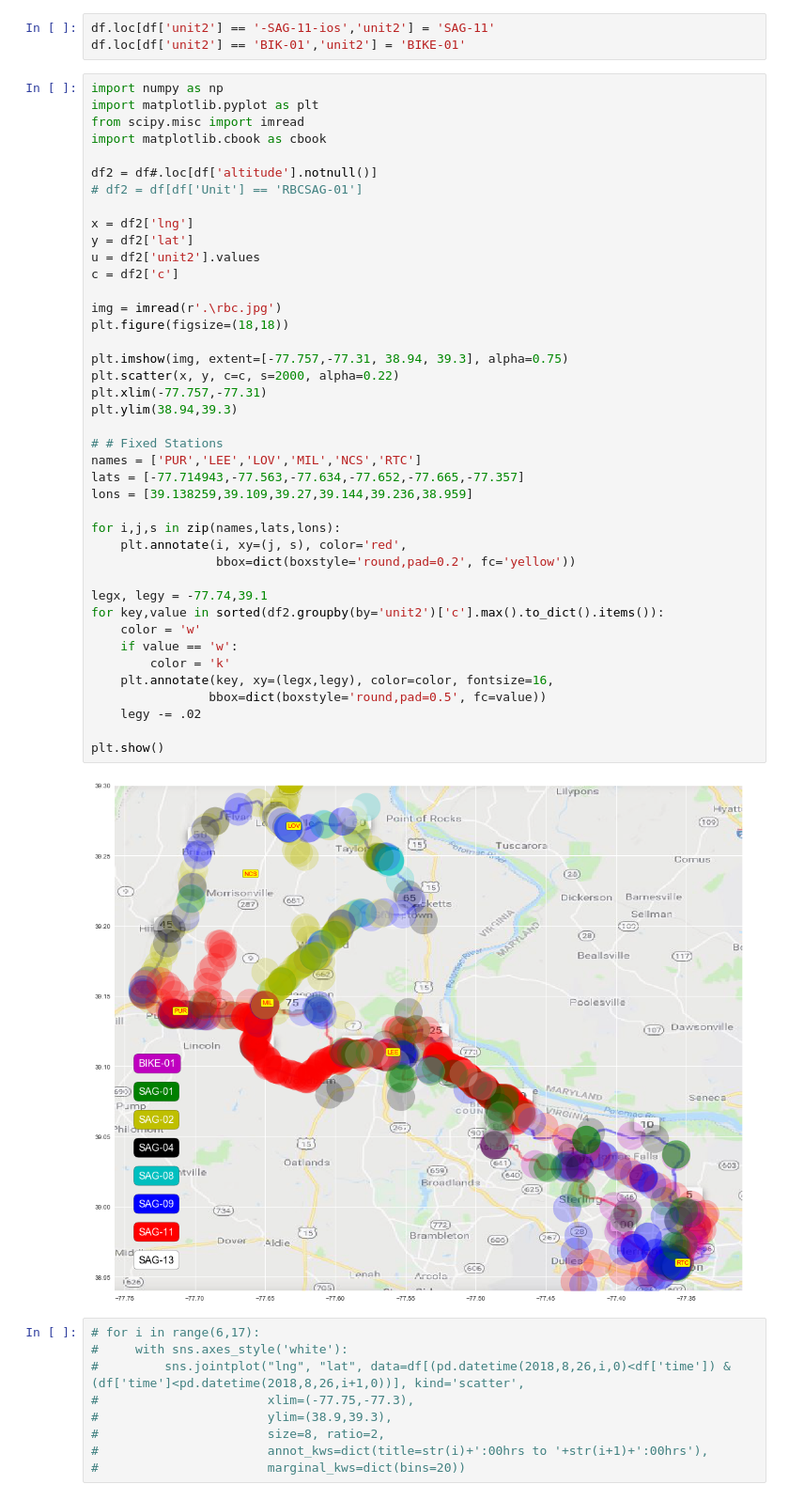
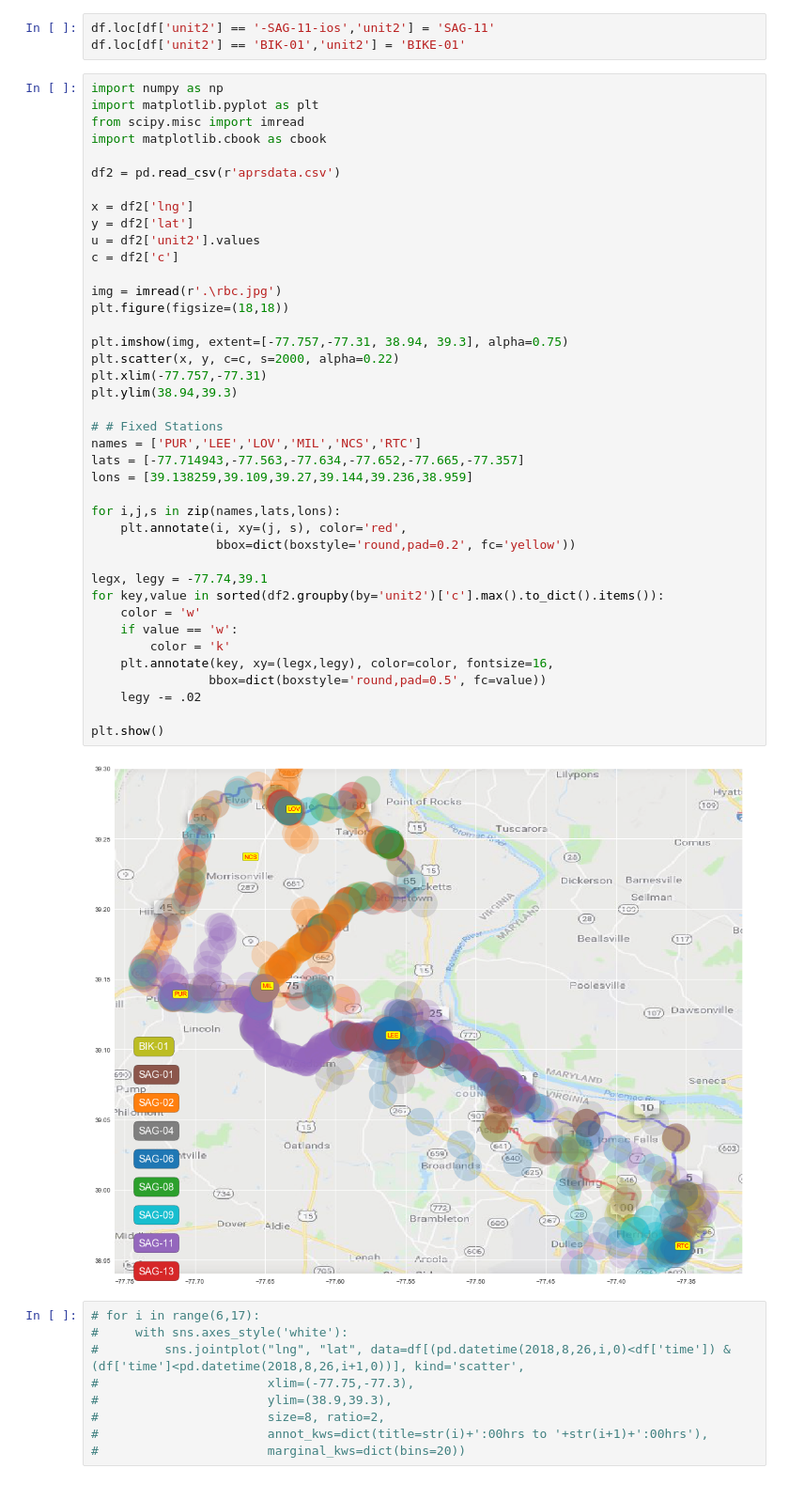
Before and after one commit to PC-LoadLetter/Notebooks, a Jupyter notebook: 20180826_RBC/SAGs.ipynb, the cells around one changed output. Shown at 94% size. Drawn from its saved outputs; the diff is of its cells as text.

```diff
--- a/20180826_RBC/SAGs.ipynb
+++ b/20180826_RBC/SAGs.ipynb
@@ -29,8 +29,7 @@ import matplotlib.pyplot as plt
 from scipy.misc import imread
 import matplotlib.cbook as cbook
 
-df2 = df#.loc[df['altitude'].notnull()]
-# df2 = df[df['Unit'] == 'RBCSAG-01']
+df2 = pd.read_csv(r'aprsdata.csv')
 
 x = df2['lng']
 y = df2['lat']
@@ -38,34 +37,34 @@ u = df2['unit2'].values
 c = df2['c']
 
 img = imread(r'.\rbc.jpg')
 plt.figure(figsize=(18,18))
 
 plt.imshow(img, extent=[-77.757,-77.31, 38.94, 39.3], alpha=0.75)
 plt.scatter(x, y, c=c, s=2000, alpha=0.22)
 plt.xlim(-77.757,-77.31)
 plt.ylim(38.94,39.3)
 
 # # Fixed Stations
 names = ['PUR','LEE','LOV','MIL','NCS','RTC']
 lats = [-77.714943,-77.563,-77.634,-77.652,-77.665,-77.357]
 lons = [39.138259,39.109,39.27,39.144,39.236,38.959]
 
 for i,j,s in zip(names,lats,lons):
     plt.annotate(i, xy=(j, s), color='red',
                  bbox=dict(boxstyle='round,pad=0.2', fc='yellow'))
 
 legx, legy = -77.74,39.1
 for key,value in sorted(df2.groupby(by='unit2')['c'].max().to_dict().items()):
     color = 'w'
     if value == 'w':
         color = 'k'
     plt.annotate(key, xy=(legx,legy), color=color, fontsize=16,
                 bbox=dict(boxstyle='round,pad=0.5', fc=value))
     legy -= .02
 
 plt.show()
 # %% [output]
-[figure, old version]
+[figure, new version]
 # %%
 # for i in range(6,17):
 #     with sns.axes_style('white'):
```
Also changed, not shown: parts of 2 cells of this notebook, 4 other files.
